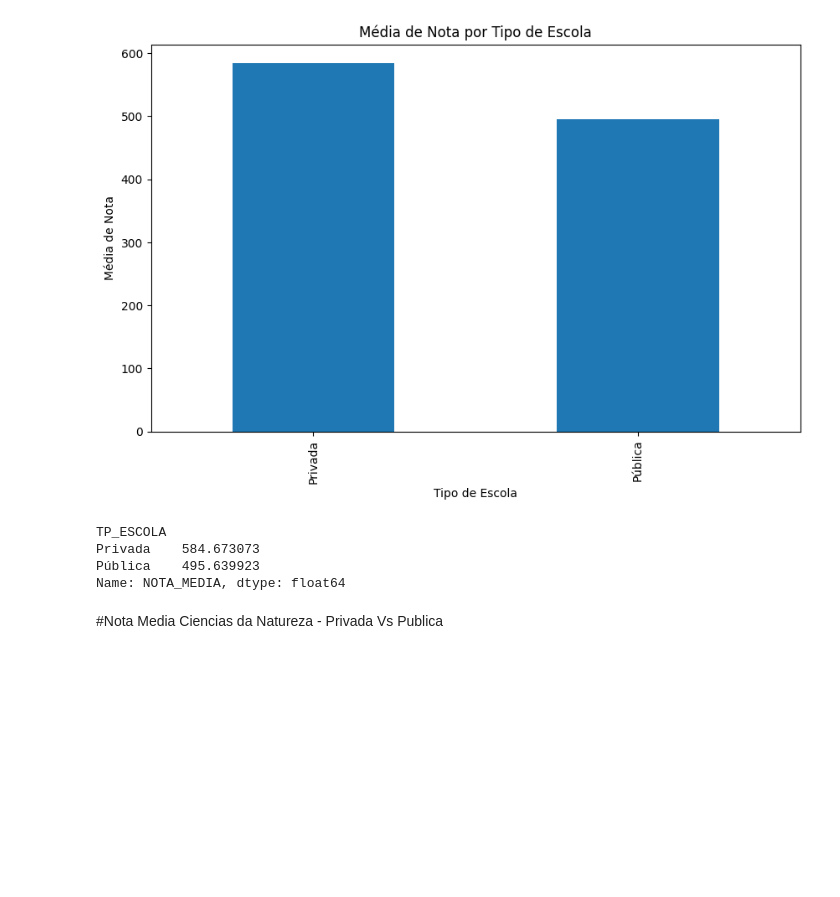
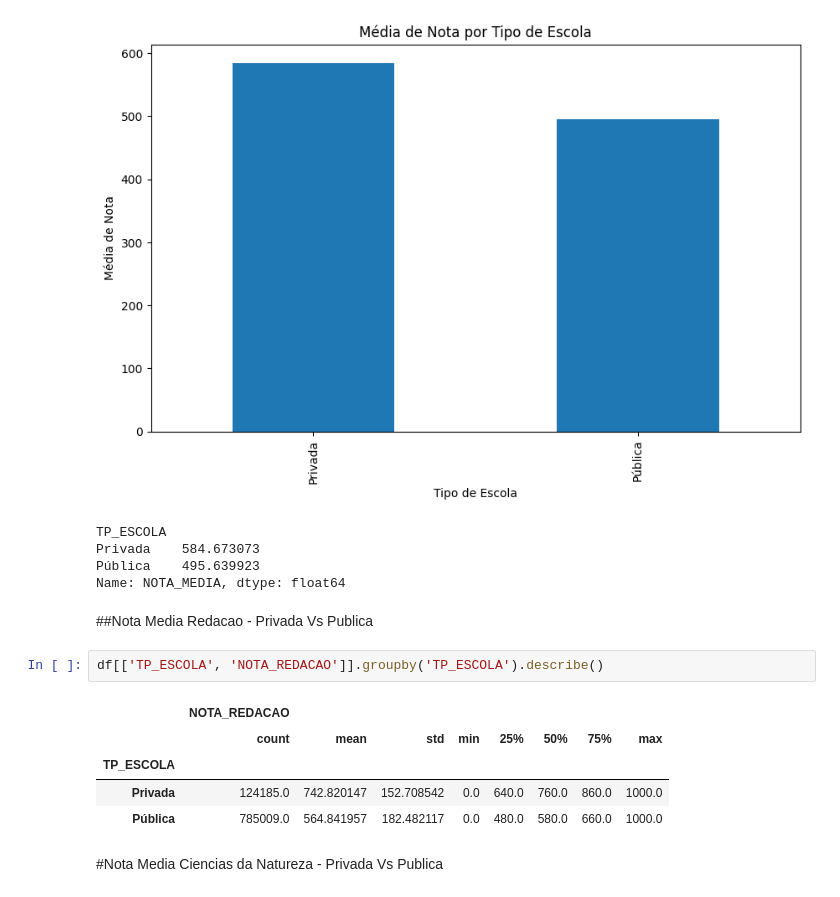
Before and after one commit to allandevbr92/MyResume, a Jupyter notebook: enem2019.ipynb, the cells around one changed output. Cells and saved outputs as stored; diff of their text form; blank space fills up the shorter version.

```diff
--- a/enem2019.ipynb
+++ b/enem2019.ipynb
@@ -76,6 +76,16 @@ TP_ESCOLA
 Privada    584.673073
 Pública    495.639923
 Name: NOTA_MEDIA, dtype: float64
+# %% [markdown]
+##Nota Media Redacao - Privada Vs Publica
+# %%
+df[['TP_ESCOLA', 'NOTA_REDACAO']].groupby('TP_ESCOLA').describe()
+# %% [output]
+|  | NOTA_REDACAO |  |  |  |  |  |  |  |
+|  | count | mean | std | min | 25% | 50% | 75% | max |
+| TP_ESCOLA |  |  |  |  |  |  |  |  |
+| Privada | 124185.0 | 742.820147 | 152.708542 | 0.0 | 640.0 | 760.0 | 860.0 | 1000.0 |
+| Pública | 785009.0 | 564.841957 | 182.482117 | 0.0 | 480.0 | 580.0 | 660.0 | 1000.0 |
 # %% [markdown]
 #Nota Media Ciencias da Natureza - Privada Vs Publica
 # %%
```
